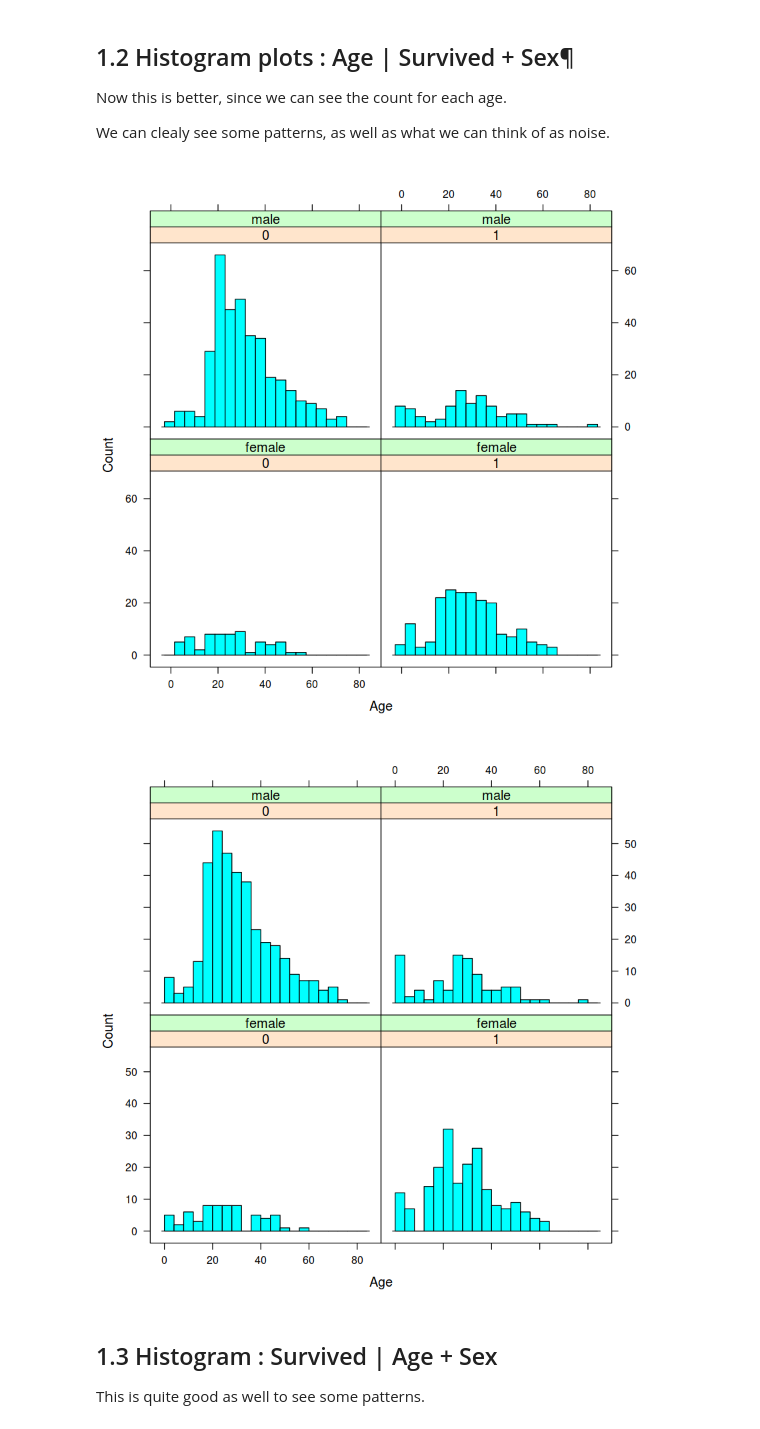
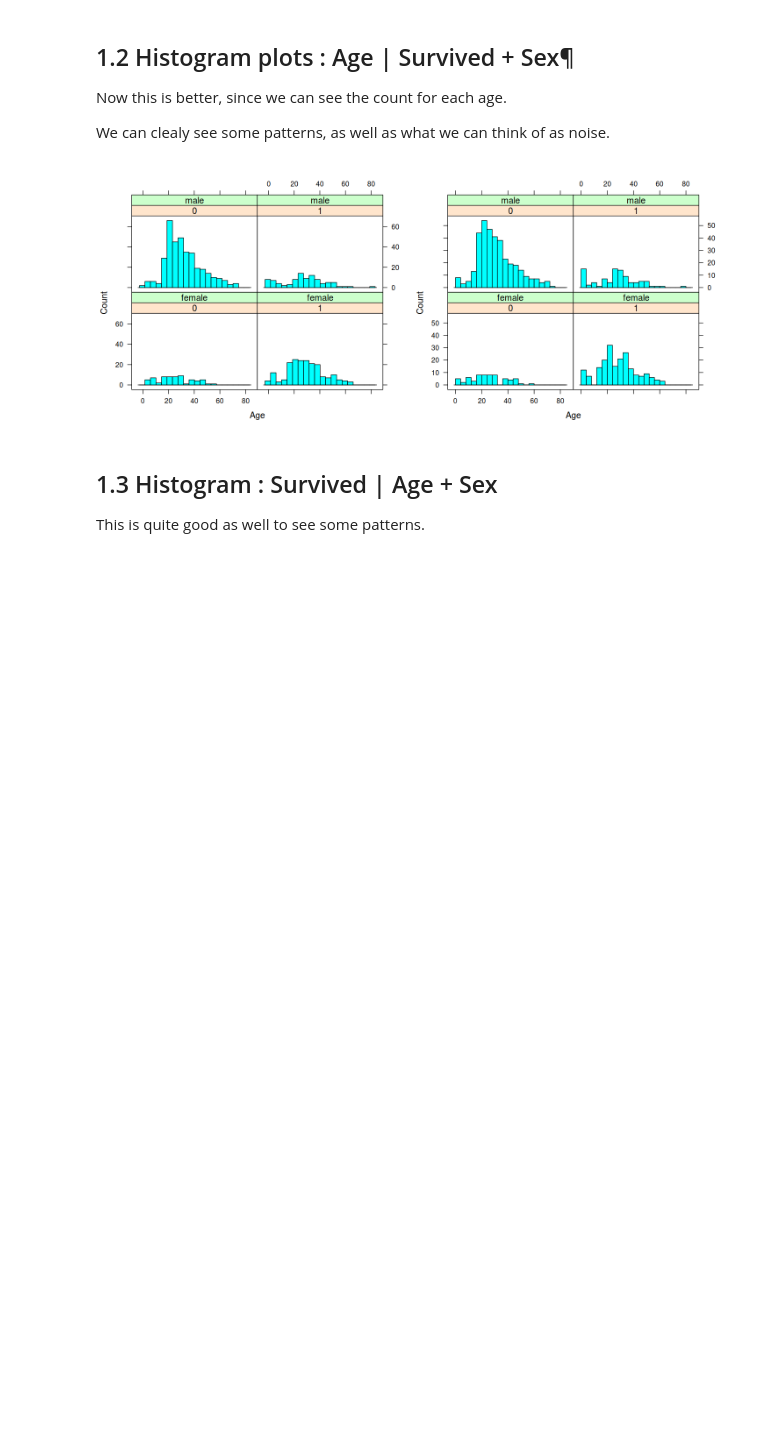
Before and after one commit to sapristi/ML, a Jupyter notebook: experiments/titanic_challenge/age_exploration.ipynb, the cells around one changed output. Drawn from its saved outputs; the diff is of its cells as text; code cells hidden in the pictures; blank space fills up the shorter version.

```diff
--- a/experiments/titanic_challenge/age_exploration.ipynb
+++ b/experiments/titanic_challenge/age_exploration.ipynb
@@ -42,12 +44,15 @@ Now this is better, since we can see the count for each age.
 
 We can clealy see some patterns, as well as what we can think of as noise.
 # %%
-histogram(~Age| Survived + Sex, data = train.notna, type="count", nint=20)
-# histogram(~Age.disc1|Survived + Sex, data = train.notna, type="count")
-histogram(~Age|Survived + Sex, data = train.notna, type="count", breaks = seq(from=0, to=85, by=4))
+h1 <- histogram(~Age| Survived + Sex, data = train.notna, type="count", nint=20)
+h2 <- histogram(~Age|Survived + Sex, data = train.notna, type="count", breaks = seq(from=0, to=85, by=4))
+
+#misc_funs$multiplot(h1, h2, cols=2)
+options(repr.plot.height= 5)
+print(h1, split=c(1,1,2,1), more=TRUE)
+print(h2, split=c(2,1,2,1))
 # %% [output]
-[figure, old version]
+[figure, new version]
-[figure, removed]
 # %% [markdown]
 ## 1.3 Histogram : Survived | Age + Sex
 
```
Also changed, not shown: parts of 13 cells of this notebook.
